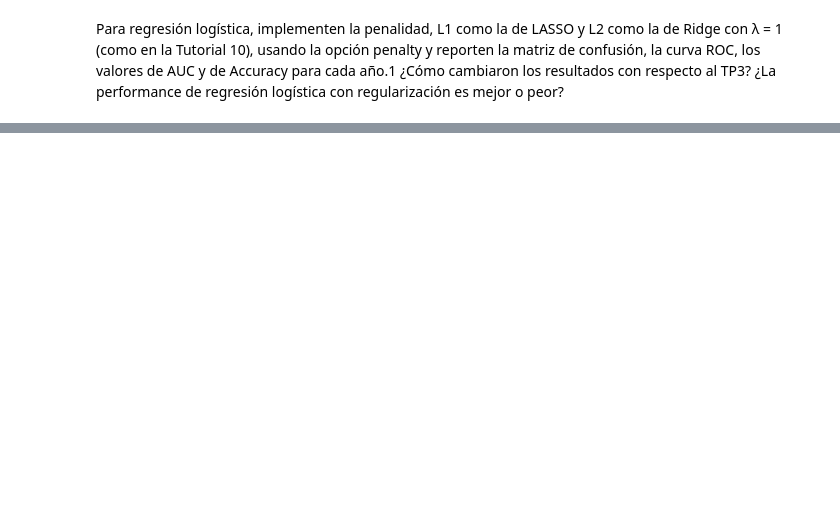
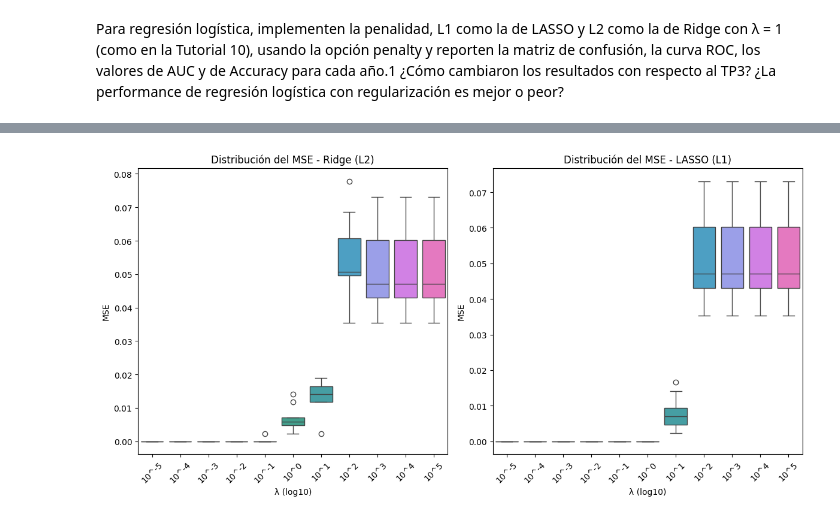
Before and after one commit to Freverendo/CC408-T13, a Jupyter notebook: TP4/TP4.ipynb, the cells around one changed output, grey strips where cells are left out. Cells and saved outputs as stored; diff of their text form; code cells hidden in the pictures; blank space fills up the shorter version.

```diff
--- a/TP4/TP4.ipynb
+++ b/TP4/TP4.ipynb
@@ -550,0 +747,83 @@ Para regresión logística, implementen la penalidad, L1 como la de LASSO y L2 c
+# %%
+#chequear es lo que me dio CHAT gpt
+
+import numpy as np
+from sklearn.model_selection import cross_val_score, KFold
+import seaborn as sns
+import matplotlib.pyplot as plt
+from sklearn.linear_model import LogisticRegression
+
+# Valores de λ (lambda) en una escala logarítmica
+lambdas = [10**n for n in range(-5, 6)]  # n ∈ {-5, -4, ..., +5}
+
+# 10-fold Cross-Validation
+cv = KFold(n_splits=10, shuffle=True, random_state=42)
+
+# Función para calcular el MSE en cada partición
+def calcular_mse(estimator, X, y):
+    scores = cross_val_score(estimator, X, y, cv=cv, scoring='neg_mean_squared_error')
+    return -scores  # Cambiamos el signo porque scikit-learn devuelve MSE negativo
+
+# Inicializamos estructuras para almacenar resultados
+mse_ridge = []
+mse_lasso = []
+proporcion_ceros_lasso = []
+
+# Iteramos sobre los valores de lambda
+for lambda_value in lambdas:
+    C = 1 / lambda_value  # En LogisticRegression, C es el inverso de λ
+
+    # Ridge (L2)
+    model_ridge = LogisticRegression(penalty='l2', C=C, solver='liblinear', max_iter=1000)
+    mse_ridge.append(calcular_mse(model_ridge, X_train_2024_trans, y_train_2024))
+
+    # LASSO (L1)
+    model_lasso = LogisticRegression(penalty='l1', C=C, solver='liblinear', max_iter=1000)
+    mse_lasso.append(calcular_mse(model_lasso, X_train_2024_trans, y_train_2024))
+
+    # Calculamos la proporción de coeficientes cero en LASSO
+    model_lasso.fit(X_train_2024_trans, y_train_2024)
+    proporciones_cero = np.mean(model_lasso.coef_ == 0)
+    proporcion_ceros_lasso.append(proporciones_cero)
+
+# Selección del λ óptimo (el de menor MSE promedio)
+mean_mse_ridge = [np.mean(mse) for mse in mse_ridge]
+mean_mse_lasso = [np.mean(mse) for mse in mse_lasso]
+
+lambda_opt_ridge = lambdas[np.argmin(mean_mse_ridge)]
+lambda_opt_lasso = lambdas[np.argmin(mean_mse_lasso)]
+
+print(f"λ óptimo para Ridge (L2): {lambda_opt_ridge}")
+print(f"λ óptimo para LASSO (L1): {lambda_opt_lasso}")
+
+# Generación de Box Plots para MSE
+plt.figure(figsize=(12, 6))
+
+# Box plot para Ridge
+plt.subplot(1, 2, 1)
+sns.boxplot(data=mse_ridge, orient='v')
+plt.xticks(ticks=range(len(lambdas)), labels=[f"10^{n}" for n in range(-5, 6)], rotation=45)
+plt.title("Distribución del MSE - Ridge (L2)")
+plt.xlabel("λ (log10)")
+plt.ylabel("MSE")
+
+# Box plot para LASSO
+plt.subplot(1, 2, 2)
+sns.boxplot(data=mse_lasso, orient='v')
+plt.xticks(ticks=range(len(lambdas)), labels=[f"10^{n}" for n in range(-5, 6)], rotation=45)
+plt.title("Distribución del MSE - LASSO (L1)")
+plt.xlabel("λ (log10)")
+plt.ylabel("MSE")
+
+plt.tight_layout()
+plt.show()
+
+# Generación de Line Plot para Proporción de Coeficientes Cero en LASSO
+plt.figure(figsize=(8, 6))
+sns.lineplot(x=[f"10^{n}" for n in range(-5, 6)], y=proporcion_ceros_lasso, marker='o')
+plt.title("Proporción de Coeficientes Cero en LASSO")
+plt.xlabel("λ (log10)")
+plt.ylabel("Proporción de Coeficientes Cero")
+plt.grid()
+plt.show()
+# %% [output]
@@ -550,0 +832 @@ Para regresión logística, implementen la penalidad, L1 como la de LASSO y L2 c
+[figure, added]
```
Also changed, not shown: parts of 9 cells of this notebook.
